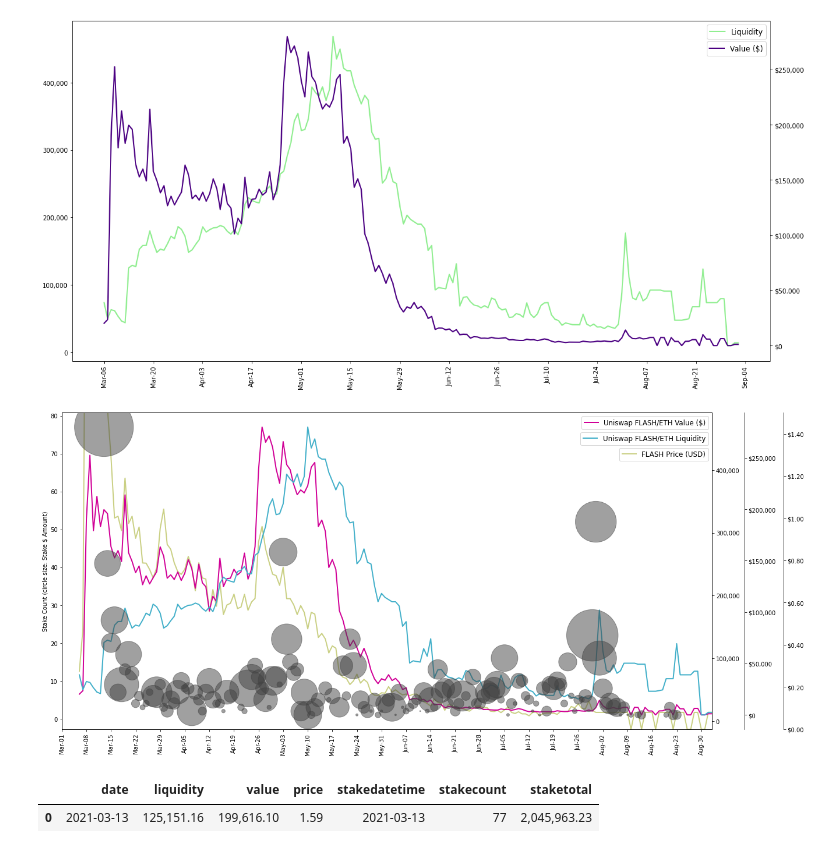
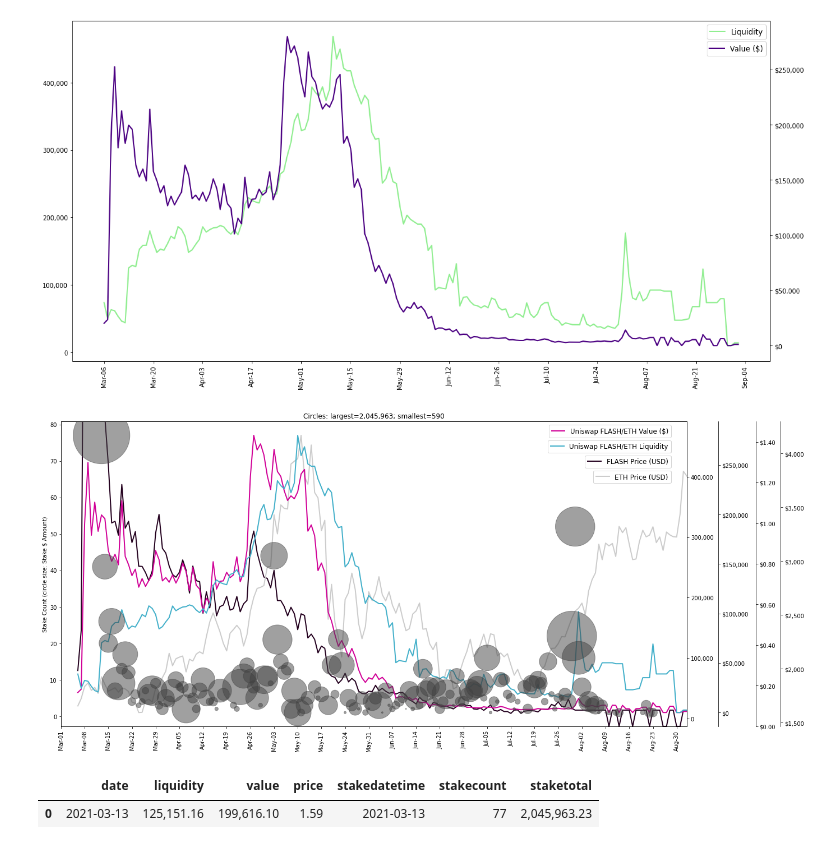
Before and after one commit to seanbhart/flashV2-analysis, a Jupyter notebook: FlashV2_Analysis_Playground.ipynb, the cells around one changed output. Drawn from its saved outputs; the diff is of its cells as text; code cells hidden in the pictures.

```diff
--- a/FlashV2_Analysis_Playground.ipynb
+++ b/FlashV2_Analysis_Playground.ipynb
@@ -585,9 +753,14 @@ LEFT JOIN
         SELECT stakedatetime, COUNT(fromaddress) AS stakecount, SUM(amountin) staketotal
         FROM stakes
         GROUP BY stakedatetime
-        ORDER BY stakedatetime DESC
     ) AS s1
 ON s1.stakedatetime=uni.date
+LEFT JOIN
+    (
+        SELECT date AS ethdate, close AS ethclose
+        FROM ethpx
+    ) AS e1
+ON e1.ethdate=uni.date
 ORDER BY uni.date;""",conn)
 # display(hist)
 # %%
@@ -598,7 +771,7 @@ plt.xticks(rotation = 90)
 
 # Plot the stake data
 # ax1.scatter(hist["date"], hist["stakecount"], s=hist["staketotal"] / 200, color='#cad084', alpha=0.7)
-ax1.scatter(hist["date"], hist["stakecount"], s=hist["staketotal"] / 200, color='#424242', alpha=0.5, zorder=50) #, label="Number of Stakes")
+sc = ax1.scatter(hist["date"], hist["stakecount"], s=hist["staketotal"] / 200, color='#424242', alpha=0.5, zorder=50, label="Total Stake Amount")
 ax1.zorder = 5
 ax1.patch.set_alpha(0)
 ax1.yaxis.set_major_formatter(StrMethodFormatter('{x:,.0f}'))
@@ -606,6 +779,13 @@ ax1.xaxis.set_major_locator(mdates.DayLocator(interval=7))
 ax1.xaxis.set_major_formatter(mdates.DateFormatter('%b-%d'))
 ax1.set_ylabel('Stake Count (circle size: Stake $ Amount)')
 ax1.set_xlim([datetime.date(2021,3,1), datetime.date(2021,9,2)])
+# ax1.legend(*sc.legend_elements("sizes", num=2), loc="upper right", title="Size")
+# print(sc.legend_elements())
+totalsfiltered = list(filter(lambda x: pd.isnull(x) != True, hist["staketotal"]))
+# plt.title("Circles: largest=%.2f, smallest=%.2f" % (max(totalsfiltered), min(totalsfiltered)))
+plt.title("Circles: largest={:,.0f}; smallest={:,.0f}".format(max(totalsfiltered), min(totalsfiltered)))
+# handles, labels = scatter.legend_elements(prop="sizes", alpha=0.6)
+# legend2 = ax1.legend(handles, labels, loc="upper right", title="Sizes")
 
 # Plot the stake data Regression Fit line
 x = mdates.date2num(hist["date"])
@@ -628,43 +808,59 @@ ax3.patch.set_alpha(0)
 ax3.yaxis.set_major_formatter(StrMethodFormatter('${x:,.0f}'))
 ax3.xaxis.set_major_locator(mdates.DayLocator(interval=7))
 ax3.xaxis.set_major_formatter(mdates.DateFormatter('%b-%d'))
-ax3.legend(bbox_to_anchor = (1, 1), prop={'size':11.75})
+ax3.legend(bbox_to_anchor = (.98, 1), prop={'size':11.75})
 
 ax3.spines['right'].set_position(("axes", 1.05))
 ax3.spines['right'].set_visible(True)
 ax3.yaxis.set_label_position('right')
 ax3.yaxis.set_ticks_position('right')
 
 # Plot the Uniswap FLASH/ETH pool historical liquidity quantity
 ax4 = ax1.twinx()
 ax4.plot(hist["date"], hist["liquidity"], color='#43B0CA', linewidth=2, label="Uniswap FLASH/ETH Liquidity", zorder=5)
 ax4.zorder = 3
 ax4.patch.set_alpha(0)
 ax4.yaxis.set_major_formatter(StrMethodFormatter('{x:,.0f}'))
 ax4.xaxis.set_major_locator(mdates.DayLocator(interval=7))
 ax4.xaxis.set_major_formatter(mdates.DateFormatter('%b-%d'))
 # ax4.legend("Liquidity", bbox_to_anchor = (1.05, 0.6))
-ax4.legend(bbox_to_anchor = (1, .95), prop={'size':12})
+ax4.legend(bbox_to_anchor = (.98, .95), prop={'size':12})
 
 # Plot the Uniswap FLASH/USD price
 ax5 = ax1.twinx()
-ax5.plot(hist["date"], hist["price"], color='#CAD084', linewidth=2, label="FLASH Price (USD)", zorder=0)
+ax5.plot(hist["date"], hist["price"], color='#23001E', linewidth=2, label="FLASH Price (USD)", zorder=0)
 ax5.zorder = 1
 ax5.patch.set_alpha(0)
 ax5.set_ylim([0, 1.5])
 ax5.yaxis.set_major_formatter(StrMethodFormatter('${x:,.2f}'))
 ax5.xaxis.set_major_locator(mdates.DayLocator(interval=7))
 ax5.xaxis.set_major_formatter(mdates.DateFormatter('%b-%d'))
-ax5.legend(bbox_to_anchor = (1, .9), prop={'size':12})
+ax5.legend(bbox_to_anchor = (.98, .9), prop={'size':12})
 
 ax5.spines['right'].set_position(("axes", 1.11))
 ax5.spines['right'].set_visible(True)
 ax5.yaxis.set_label_position('right')
 ax5.yaxis.set_ticks_position('right')
 
+# Plot the ETH/USD price
+ax6 = ax1.twinx()
+ax6.plot(hist["date"], hist["ethclose"], color='#CCC', linewidth=2, label="ETH Price (USD)", zorder=0)
+ax6.zorder = 1
+ax6.patch.set_alpha(0)
+# ax6.set_ylim([0, 1.5])
+ax6.yaxis.set_major_formatter(StrMethodFormatter('${x:,.0f}'))
+ax6.xaxis.set_major_locator(mdates.DayLocator(interval=7))
+ax6.xaxis.set_major_formatter(mdates.DateFormatter('%b-%d'))
+ax6.legend(bbox_to_anchor = (.98, .85), prop={'size':12})
+
+ax6.spines['right'].set_position(("axes", 1.15))
+ax6.spines['right'].set_visible(True)
+ax6.yaxis.set_label_position('right')
+ax6.yaxis.set_ticks_position('right')
+
 plt.show()
 # %% [output]
-[figure, old version]
+[figure, new version]
 # %%
 # pd.set_option('display.max_rows', 100)
 pd.set_option("display.max_rows", None, "display.max_columns", None)
```
Also changed, not shown: parts of 15 cells of this notebook, 5 other files.
